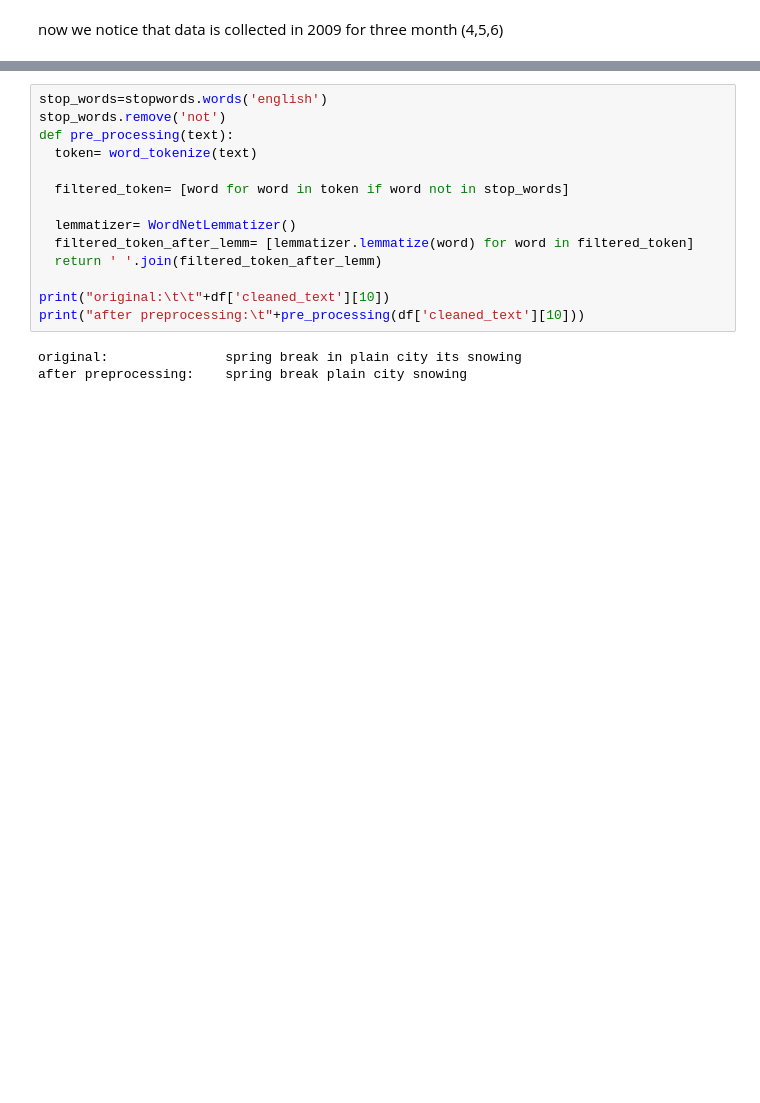
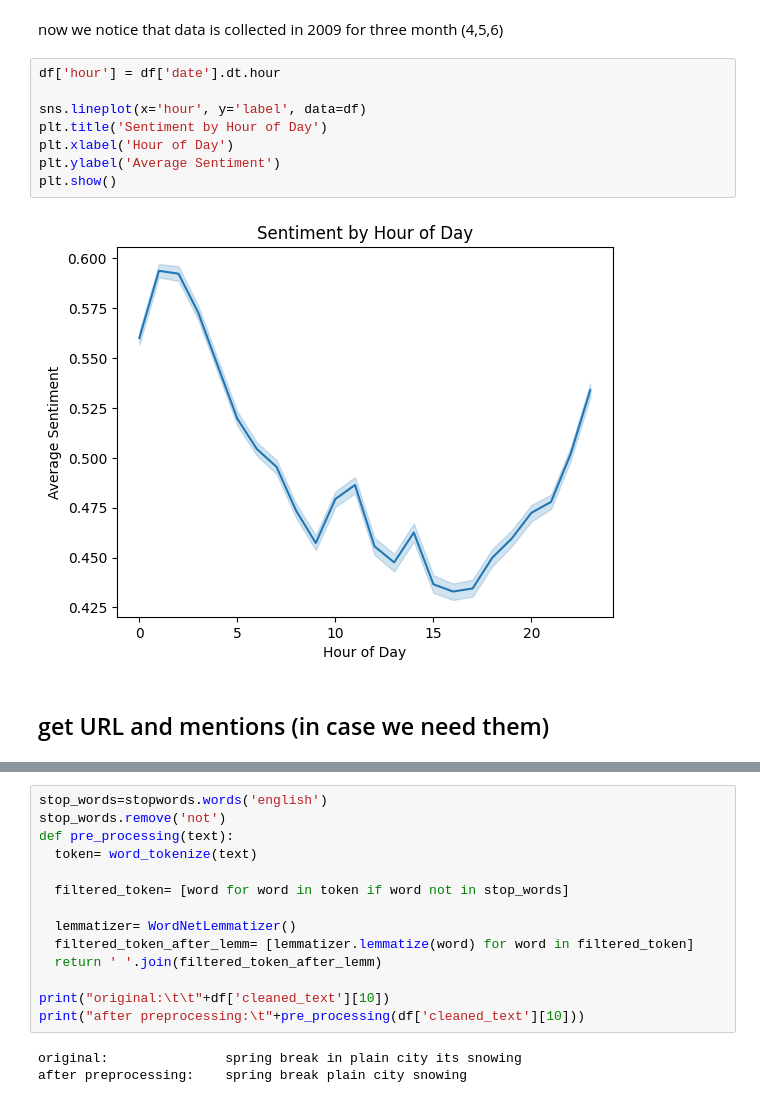
Before and after one commit to basel5621/Sentiment-Analysis-with-Sentiment140, a Jupyter notebook: Exploration_and_Preprocessing.ipynb, the cells around one changed output, grey strips where cells are left out. Drawn from its saved outputs; the diff is of its cells as text; blank space fills up the shorter version.

```diff
--- a/Exploration_and_Preprocessing.ipynb
+++ b/Exploration_and_Preprocessing.ipynb
@@ -125,2 +135,14 @@ dtype: int64
 # %% [markdown]
 now we notice that data is collected in 2009 for three month (4,5,6)
+# %%
+df['hour'] = df['date'].dt.hour
+
+sns.lineplot(x='hour', y='label', data=df)
+plt.title('Sentiment by Hour of Day')
+plt.xlabel('Hour of Day')
+plt.ylabel('Average Sentiment')
+plt.show()
+# %% [output]
+[figure, added]
+# %% [markdown]
+## get URL and mentions (in case we need them)
```
Also changed, not shown: parts of 43 cells of this notebook.
